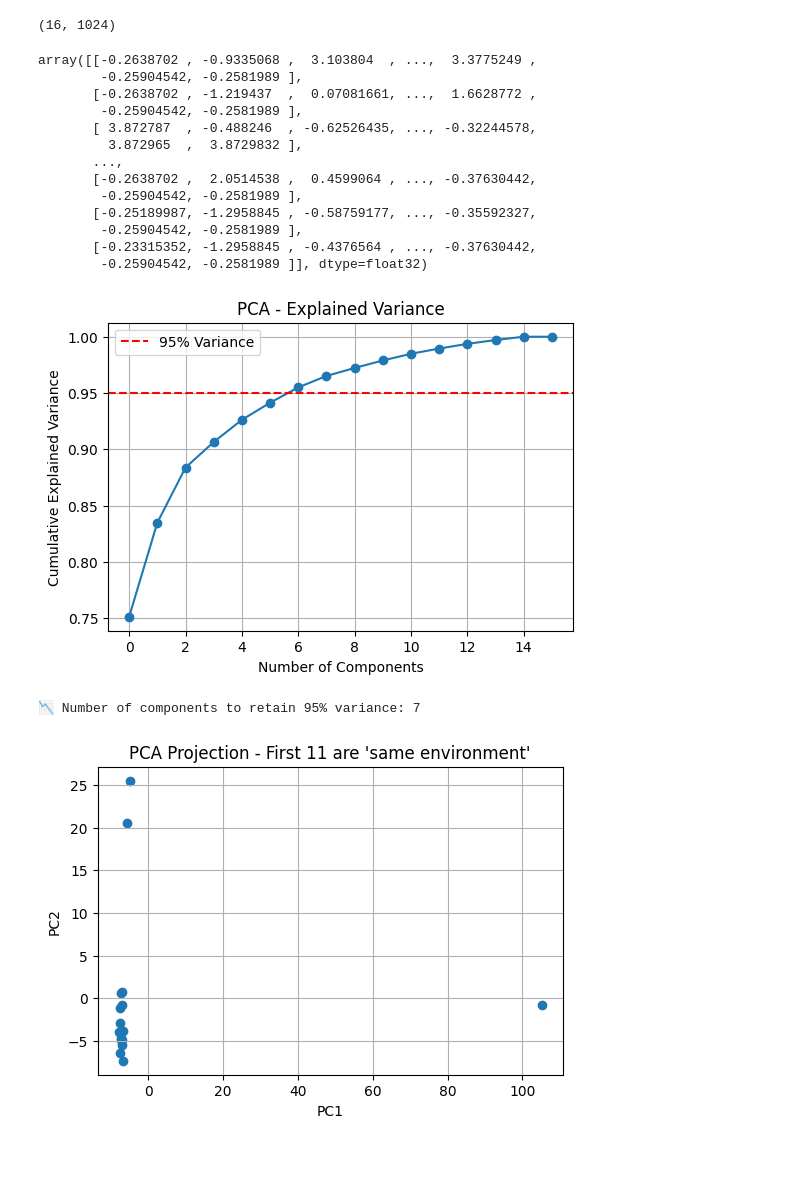
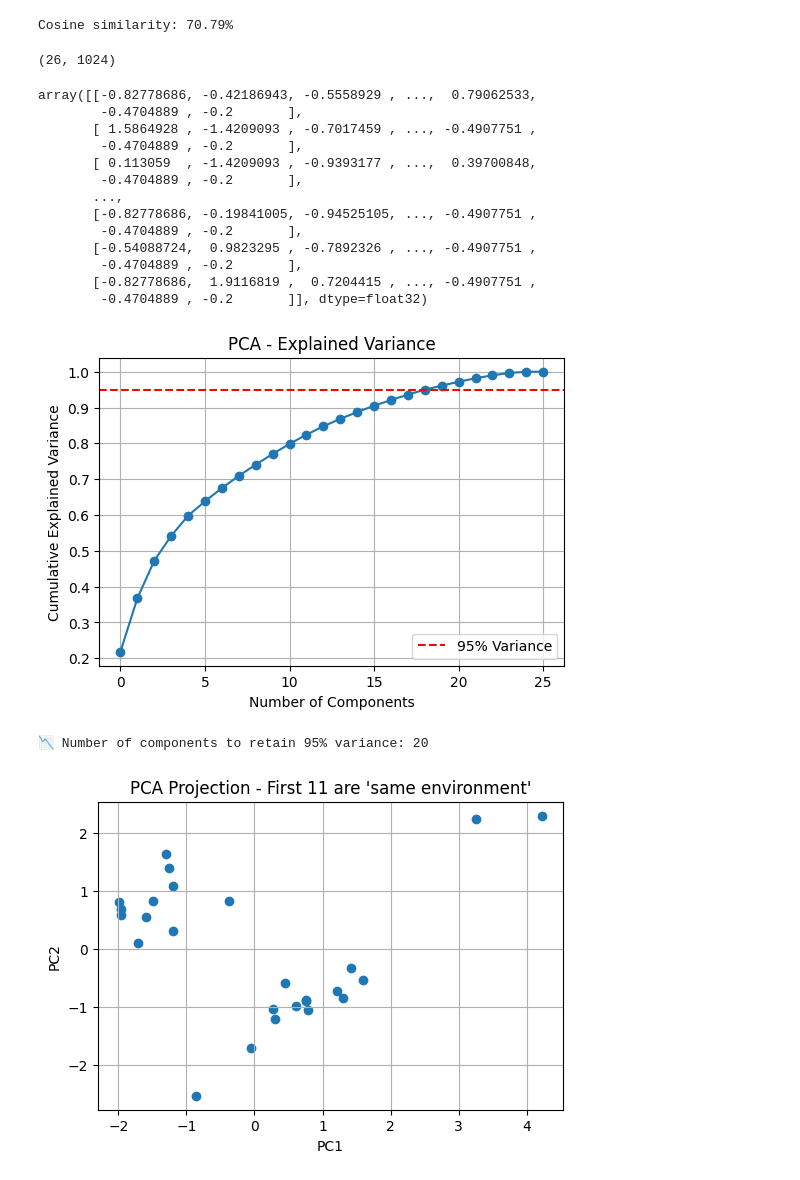
Before and after one commit to Manav1011/signal_processing, a Jupyter notebook: yammnet-test.ipynb, the cells around one changed output. Drawn from its saved outputs; the diff is of its cells as text; code cells hidden in the pictures.

```diff
--- a/yammnet-test.ipynb
+++ b/yammnet-test.ipynb
@@ -17,12 +17,22 @@ def extract_yamnet_embedding(audio_path):
     return embedding_mean
 # %%
 audios = [
-    # 'output_audios/audio1.wav',
-    # 'output_audios/audio2.wav',
-    'output_audios/audio3.wav',
-    'output_audios/audio4.wav',
-    'output_audios/audio6.wav',
-    'output_audios/audio7.wav',
+    "output_audios/audio1.wav",
+    "output_audios/New recording 21.wav",
+    "output_audios/9 Apr, 3.21 pm.wav",
+    "splits/teacher1.wav",
+    "splits/teacher2.wav",
+    "splits/teacher3.wav",
+    "splits/teacher4.wav",
+    "splits/teacher5.wav",
+    "splits/teacher6.wav",
+    "splits/teacher7.wav",
+    "splits/teacher8.wav",
+    "splits/teacher9.wav",
+    "splits/student.wav",
+    "splits/student2.wav",
+    "splits/student3.wav",
+     'output_audios/audio7.wav',
     'output_audios/audio8.wav',
     'output_audios/audio9.wav',
     'output_audios/audio10.wav',
@@ -33,10 +43,22 @@ audios = [
     'output_audios/audio15.wav',
     'output_audios/audio16.wav',
     'output_audios/audio17.wav',
-    'output_audios/9 Apr, 3.21 pm.wav',
-    'output_audios/New recording 21.wav',
 ]
 X = [extract_yamnet_embedding(audio) for audio in audios]
+# %%
+from sklearn.metrics.pairwise import cosine_similarity
+
+def cosine_similarity_percentage(vec1, vec2):
+    # Ensure both are 2D for sklearn
+    vec1 = np.array(vec1).reshape(1, -1)
+    vec2 = np.array(vec2).reshape(1, -1)
+    similarity = cosine_similarity(vec1, vec2)[0][0]
+    return similarity * 100  # Convert to percentage
+
+similarity = cosine_similarity_percentage(X[2], X[3])
+print(f"Cosine similarity: {similarity:.2f}%")
+# %% [output]
+Cosine similarity: 70.79%
 # %%
 from sklearn.cluster import DBSCAN
 from sklearn.preprocessing import StandardScaler
@@ -49,26 +71,26 @@ X = np.array(X)  # your list of 1024-dim embeddings
 # X_scaled = scaler.fit_transform(X)
 X.shape
 # %% [output]
-(16, 1024)
+(26, 1024)
 # %%
 # --- Step 1: Scale the features ---
 scaler = StandardScaler()
 X_scaled = scaler.fit_transform(X)
 X_scaled
 # %% [output]
-array([[-0.2638702 , -0.9335068 ,  3.103804  , ...,  3.3775249 ,
-        -0.25904542, -0.2581989 ],
-       [-0.2638702 , -1.219437  ,  0.07081661, ...,  1.6628772 ,
-        -0.25904542, -0.2581989 ],
-       [ 3.872787  , -0.488246  , -0.62526435, ..., -0.32244578,
-         3.872965  ,  3.8729832 ],
+array([[-0.82778686, -0.42186943, -0.5558929 , ...,  0.79062533,
+        -0.4704889 , -0.2       ],
+       [ 1.5864928 , -1.4209093 , -0.7017459 , ..., -0.4907751 ,
+        -0.4704889 , -0.2       ],
+       [ 0.113059  , -1.4209093 , -0.9393177 , ...,  0.39700848,
+        -0.4704889 , -0.2       ],
        ...,
-       [-0.2638702 ,  2.0514538 ,  0.4599064 , ..., -0.37630442,
-        -0.25904542, -0.2581989 ],
-       [-0.25189987, -1.2958845 , -0.58759177, ..., -0.35592327,
-        -0.25904542, -0.2581989 ],
-       [-0.23315352, -1.2958845 , -0.4376564 , ..., -0.37630442,
-        -0.25904542, -0.2581989 ]], dtype=float32)
+       [-0.82778686, -0.19841005, -0.94525105, ..., -0.4907751 ,
+        -0.4704889 , -0.2       ],
+       [-0.54088724,  0.9823295 , -0.7892326 , ..., -0.4907751 ,
+        -0.4704889 , -0.2       ],
+       [-0.82778686,  1.9116819 ,  0.7204415 , ..., -0.4907751 ,
+        -0.4704889 , -0.2       ]], dtype=float32)
 # %%
 from sklearn.decomposition import PCA
 import matplotlib.pyplot as plt
@@ -93,26 +115,26 @@ plt.show()
 n_components_95 = np.argmax(np.cumsum(pca.explained_variance_ratio_) >= 0.95) + 1
 print(f"📉 Number of components to retain 95% variance: {n_components_95}")
 # %% [output]
-[figure, old version]
+[figure, new version]
-📉 Number of components to retain 95% variance: 7
+📉 Number of components to retain 95% variance: 20
 # %%
 from sklearn.decomposition import PCA
 import matplotlib.pyplot as plt
 
-pca = PCA(n_components=7)
-X_pca = pca.fit_transform(X_scaled)
+pca = PCA(n_components=2)
+X_pca = pca.fit_transform(X)
 
 # Visualize: color first 11 as one group
 
 plt.figure(figsize=(6,4))
 plt.scatter(X_pca[:,0], X_pca[:,1])
 plt.title("PCA Projection - First 11 are 'same environment'")
 plt.xlabel("PC1")
 plt.ylabel("PC2")
 plt.grid(True)
 plt.show()
 # %% [output]
-[figure, old version]
+[figure, new version]
 # %%
 from sklearn.metrics.pairwise import euclidean_distances
 
```
Also changed, not shown: parts of 8 cells of this notebook, 20 other files.
